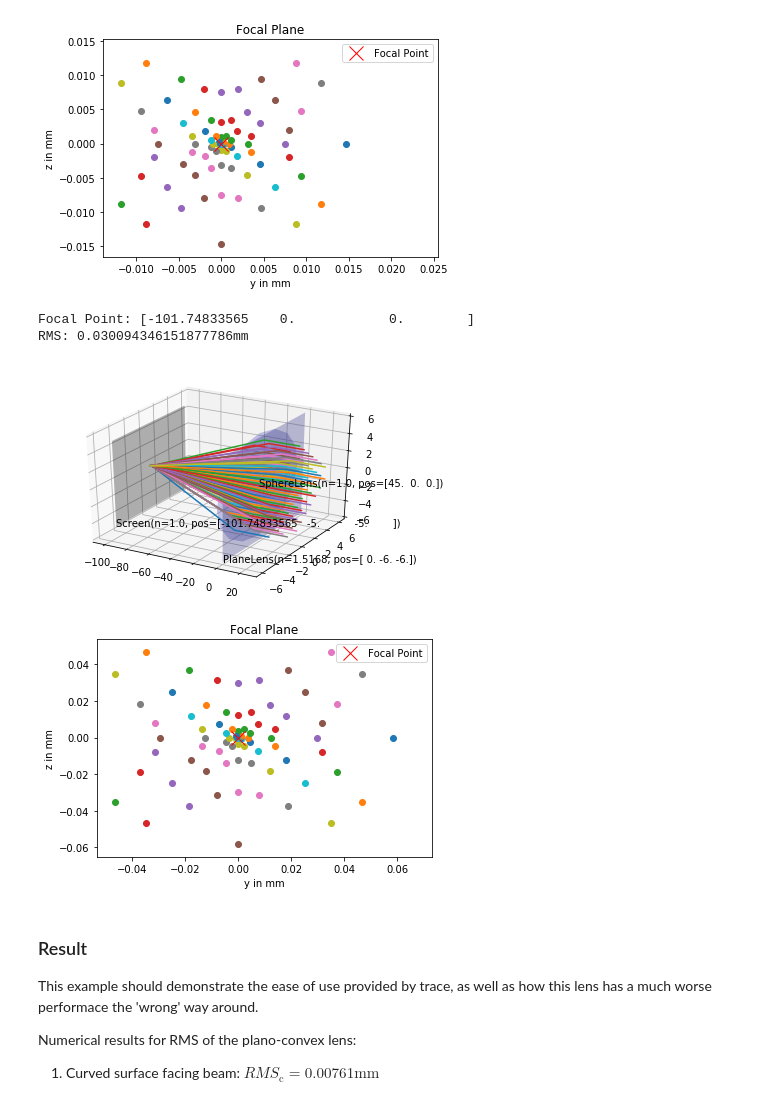
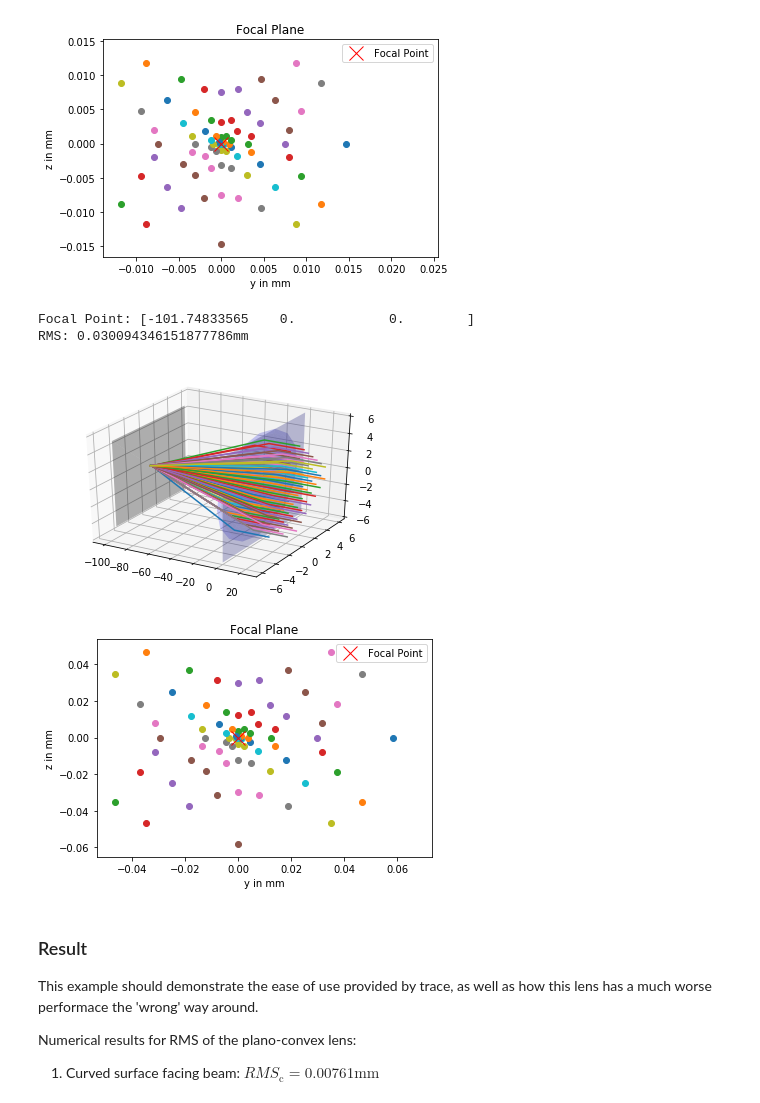
Before and after one commit to dyedgreen/labs-ray-tracing, a Jupyter notebook: demo_notebook.ipynb, the cells around one changed output. Saved outputs shown, nothing was run; the diff lists cells and outputs as text; code cells hidden in the pictures.

Commit message:
Better README, finished demo_notebook
Also added option to hide labels to render_3d

```diff
--- a/demo_notebook.ipynb
+++ b/demo_notebook.ipynb
@@ -125,35 +125,35 @@ scene.add(lens_front, lens_back, lamp) # Note: Reuse lamp from above
 
 # Find focal point
 focus_ray = tr.Ray(tr.pos(8,0.1,0.1), k=tr.vec(-1,0,0))
 scene.add(focus_ray)
 scene.trace_ray(focus_ray)
 _, pt_axi = focus_ray.intersect_axis(tr.pos(0,0,0), tr.vec(1,0,0))
 print("Focal Point: {}".format(pt_axi))
 
 # Insert screen at focal point
 scene = scene.reset()
 screen = tr.Screen(pos=pt_axi-tr.vec(0,5,5), normal=tr.vec(1,0,0), width=tr.vec(0,10,0), height=tr.vec(0,0,10))
 scene.add(screen)
 scene.trace()
 
 # Calculate RMS from focal point
 print("RMS: {}mm".format(screen.RMS(pt_axi)))
 
 # Make nice output graphics
-tr.graphics.render_3d(scene)
+tr.graphics.render_3d(scene, labels=False)
 ax = tr.graphics.render_2d(screen).axes[0]
 
 ax.set_title("Focal Plane")
 ax.plot(pt_axi[1], pt_axi[2], "xr", label="Focal Point", markersize=14)
 ax.set_xlabel("y in mm")
 ax.set_ylabel("z in mm")
 ax.legend()
 
 plt.show()
 # %% [output]
 Focal Point: [-101.74833565    0.            0.        ]
 RMS: 0.030094346151877786mm
-[figure, old version]
+[figure, new version]
 [figure]
 # %% [markdown]
 ### Result
```
Also changed, not shown: parts of 11 cells of this notebook, 3 other files.
